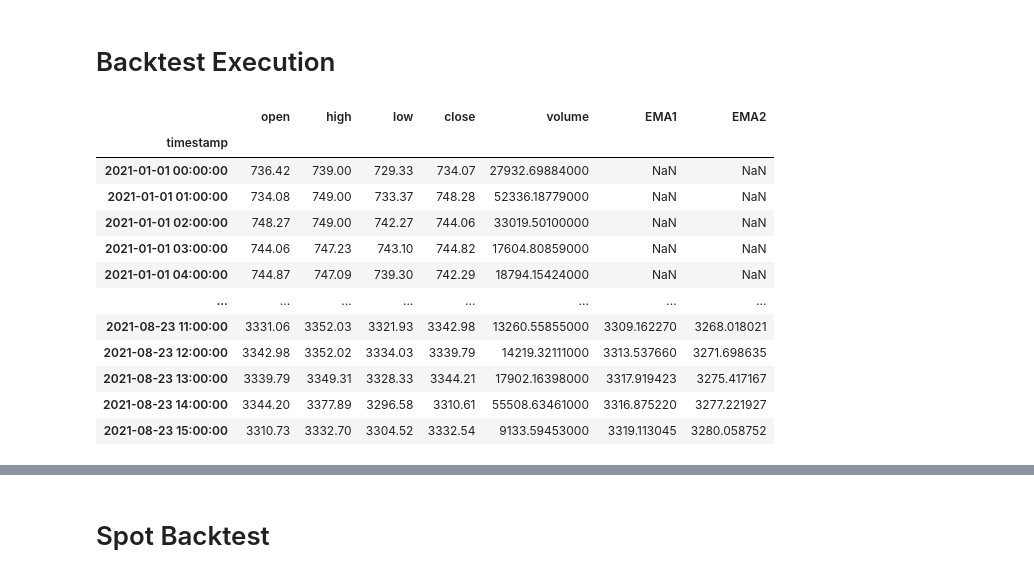
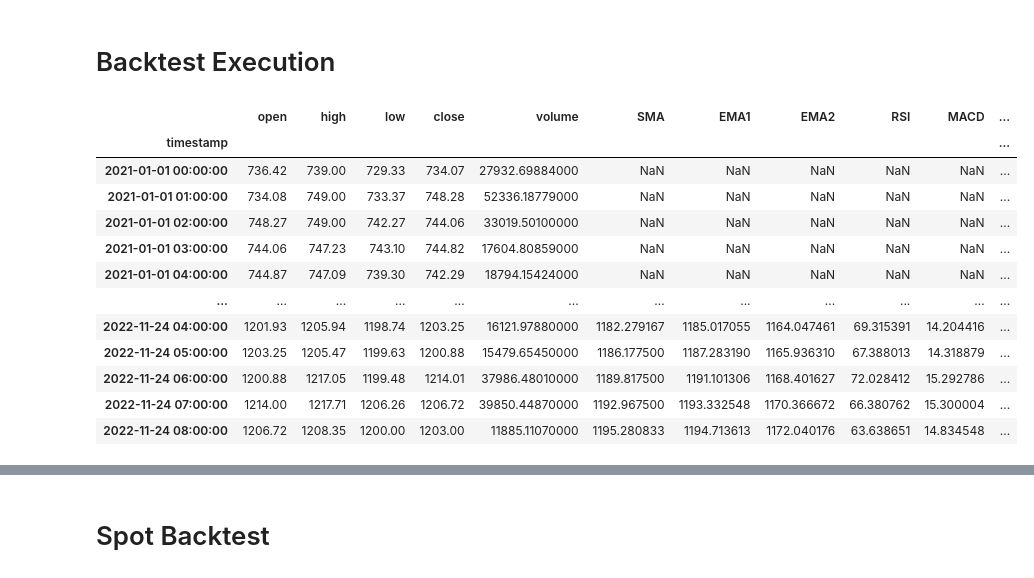
Before and after one commit to gool626/Bidule, a Jupyter notebook: Complete_backtest.ipynb, the cells around one changed output, grey strips where cells are left out. Cells and saved outputs as stored; diff of their text form; code cells hidden in the pictures.

```diff
--- a/Complete_backtest.ipynb
+++ b/Complete_backtest.ipynb
@@ -59,7 +59,6 @@ Successfully installed pandas-ta-0.3.14b0
 # %% [markdown]
 <h1>Import Dataset</h1>
 # %%
-from google.colab import drive
 import pandas as pd
 from binance.client import Client
 import ta
@@ -67,14 +66,11 @@ import pandas_ta as pda
 import matplotlib.pyplot as plt
 import numpy as np
 from termcolor import colored
-from google.colab import drive
 
-
-drive.mount('drive')
 
 client = Client()
 
-klinesT = client.get_historical_klines("ETHUSDT", Client.KLINE_INTERVAL_1HOUR, "01 january 2021")
+klinesT = client.get_historical_klines("BNBBUSD", Client.KLINE_INTERVAL_1HOUR, "01 january 2021")
 
 df = pd.DataFrame(klinesT, columns = ['timestamp', 'open', 'high', 'low', 'close', 'volume', 'close_time', 'quote_av', 'trades', 'tb_base_av', 'tb_quote_av', 'ignore' ])
 df['close'] = pd.to_numeric(df['close'])
@@ -122,68 +118,41 @@ timestamp
 # %%
 df.drop(df.columns.difference(['open','high','low','close','volume']), 1, inplace=True)
 
+#Simple Moving Average
+df['SMA']=ta.trend.sma_indicator(df['close'], window=12)
 
 #Exponential Moving Average
 df['EMA1']=ta.trend.ema_indicator(close=df['close'], window=13)
 df['EMA2']=ta.trend.ema_indicator(close=df['close'], window=38)
 
 # #Relative Strength Index (RSI)
-# df['RSI'] =ta.momentum.rsi(close=df['close'], window=14)
+df['RSI']=ta.momentum.rsi(close=df['close'], window=14)
 
 # #MACD
-# MACD = ta.trend.MACD(close=df['close'], window_fast=12, window_slow=26, window_sign=9)
-# df['MACD'] = MACD.macd()
-# df['MACD_SIGNAL'] = MACD.macd_signal()
-# df['MACD_DIFF'] = MACD.macd_diff() #Histogramme MACD
-
-# #Stochastic RSI
-# df['STOCH_RSI'] = ta.momentum.stochrsi(close=df['close'], window=14, smooth1=3, smooth2=3) #Non moyenné
-# df['STOCH_RSI_D'] = ta.momentum.stochrsi_d(close=df['close'], window=14, smooth1=3, smooth2=3) #Orange sur TradingView
-# df['STOCH_RSI_K'] =ta.momentum.stochrsi_k(close=df['close'], window=14, smooth1=3, smooth2=3) #Bleu sur TradingView
+MACD = ta.trend.MACD(close=df['close'], window_fast=12, window_slow=26, window_sign=9)
+df['MACD'] = MACD.macd()
+df['MACD_SIGNAL'] = MACD.macd_signal()
+df['MACD_DIFF'] = MACD.macd_diff() #Histogramme MACD
 
 # #Ichimoku
-# df['KIJUN'] = ta.trend.ichimoku_base_line(high=df['high'], low=df['low'], window1=9, window2=26)
-# df['TENKAN'] = ta.trend.ichimoku_conversion_line(high=df['high'], low=df['low'], window1=9, window2=26)
-# df['SSA'] = ta.trend.ichimoku_a(high=df['high'], low=df['low'], window1=9, window2=26)
-# df['SSB'] = ta.trend.ichimoku_b(high=df['high'], low=df['low'], window2=26, window3=52)
+df['KIJUN'] = ta.trend.ichimoku_base_line(high=df['high'], low=df['low'], window1=9, window2=26)
+df['TENKAN'] = ta.trend.ichimoku_conversion_line(high=df['high'], low=df['low'], window1=9, window2=26)
+df['SSA'] = ta.trend.ichimoku_a(high=df['high'], low=df['low'], window1=9, window2=26)
+df['SSB'] = ta.trend.ichimoku_b(high=df['high'], low=df['low'], window2=26, window3=52)
 
-# #Bollinger Bands
-# BOL_BAND = ta.volatility.BollingerBands(close=df['close'], window=20, window_dev=2)
-# df['BOL_H_BAND'] = BOL_BAND.bollinger_hband() #Bande Supérieur
-# df['BOL_L_BAND'] = BOL_BAND.bollinger_lband() #Bande inférieur
-# df['BOL_MAVG_BAND'] = BOL_BAND.bollinger_mavg() #Bande moyenne
-
-# #Average True Range (ATR)
-# df['ATR'] = ta.volatility.average_true_range(high=df['high'], low=df['low'], close=df['close'], window=14)
-
-# #Super Trend
-# ST_length = 10
-# ST_multiplier = 3.0
-# superTrend = pda.supertrend(high=df['high'], low=df['low'], close=df['close'], length=ST_length, multiplier=ST_multiplier)
-# df['SUPER_TREND'] = superTrend['SUPERT_'+str(ST_length)+"_"+str(ST_multiplier)] #Valeur de la super trend
-# df['SUPER_TREND_DIRECTION'] = superTrend['SUPERTd_'+str(ST_length)+"_"+str(ST_multiplier)] #Retourne 1 si vert et -1 si rouge
-
-# #Awesome Oscillator
-# df['AWESOME_OSCILLATOR'] = ta.momentum.awesome_oscillator(high=df['high'], low=df['low'], window1=5, window2=34)
-
-# # Kaufman’s Adaptive Moving Average (KAMA)
-# df['KAMA'] = ta.momentum.kama(close=df['close'], window=10, pow1=2, pow2=30)
-
-# #Choppiness index
-# df['CHOP'] = get_chop(high=df['high'], low=df['low'], close=df['close'], window=14)
 
 df
 # %% [output]
-|  | open | high | low | close | volume | EMA1 | EMA2 |
-| timestamp |  |  |  |  |  |  |  |
-| 2021-01-01 00:00:00 | 736.42 | 739.00 | 729.33 | 734.07 | 27932.69884000 | NaN | NaN |
-| 2021-01-01 01:00:00 | 734.08 | 749.00 | 733.37 | 748.28 | 52336.18779000 | NaN | NaN |
-| 2021-01-01 02:00:00 | 748.27 | 749.00 | 742.27 | 744.06 | 33019.50100000 | NaN | NaN |
-| 2021-01-01 03:00:00 | 744.06 | 747.23 | 743.10 | 744.82 | 17604.80859000 | NaN | NaN |
-| 2021-01-01 04:00:00 | 744.87 | 747.09 | 739.30 | 742.29 | 18794.15424000 | NaN | NaN |
-| ... | ... | ... | ... | ... | ... | ... | ... |
-| 2021-08-23 11:00:00 | 3331.06 | 3352.03 | 3321.93 | 3342.98 | 13260.55855000 | 3309.162270 | 3268.018021 |
-| 2021-08-23 12:00:00 | 3342.98 | 3352.02 | 3334.03 | 3339.79 | 14219.32111000 | 3313.537660 | 3271.698635 |
-| 2021-08-23 13:00:00 | 3339.79 | 3349.31 | 3328.33 | 3344.21 | 17902.16398000 | 3317.919423 | 3275.417167 |
-| 2021-08-23 14:00:00 | 3344.20 | 3377.89 | 3296.58 | 3310.61 | 55508.63461000 | 3316.875220 | 3277.221927 |
-| 2021-08-23 15:00:00 | 3310.73 | 3332.70 | 3304.52 | 3332.54 | 9133.59453000 | 3319.113045 | 3280.058752 |
+|  | open | high | low | close | volume | SMA | EMA1 | EMA2 | RSI | MACD | ... |
+| timestamp |  |  |  |  |  |  |  |  |  |  | ... |
+| 2021-01-01 00:00:00 | 736.42 | 739.00 | 729.33 | 734.07 | 27932.69884000 | NaN | NaN | NaN | NaN | NaN | ... |
+| 2021-01-01 01:00:00 | 734.08 | 749.00 | 733.37 | 748.28 | 52336.18779000 | NaN | NaN | NaN | NaN | NaN | ... |
+| 2021-01-01 02:00:00 | 748.27 | 749.00 | 742.27 | 744.06 | 33019.50100000 | NaN | NaN | NaN | NaN | NaN | ... |
+| 2021-01-01 03:00:00 | 744.06 | 747.23 | 743.10 | 744.82 | 17604.80859000 | NaN | NaN | NaN | NaN | NaN | ... |
+| 2021-01-01 04:00:00 | 744.87 | 747.09 | 739.30 | 742.29 | 18794.15424000 | NaN | NaN | NaN | NaN | NaN | ... |
+| ... | ... | ... | ... | ... | ... | ... | ... | ... | ... | ... | ... |
+| 2022-11-24 04:00:00 | 1201.93 | 1205.94 | 1198.74 | 1203.25 | 16121.97880000 | 1182.279167 | 1185.017055 | 1164.047461 | 69.315391 | 14.204416 | ... |
+| 2022-11-24 05:00:00 | 1203.25 | 1205.47 | 1199.63 | 1200.88 | 15479.65450000 | 1186.177500 | 1187.283190 | 1165.936310 | 67.388013 | 14.318879 | ... |
+| 2022-11-24 06:00:00 | 1200.88 | 1217.05 | 1199.48 | 1214.01 | 37986.48010000 | 1189.817500 | 1191.101306 | 1168.401627 | 72.028412 | 15.292786 | ... |
+| 2022-11-24 07:00:00 | 1214.00 | 1217.71 | 1206.26 | 1206.72 | 39850.44870000 | 1192.967500 | 1193.332548 | 1170.366672 | 66.380762 | 15.300004 | ... |
+| 2022-11-24 08:00:00 | 1206.72 | 1208.35 | 1200.00 | 1203.00 | 11885.11070000 | 1195.280833 | 1194.713613 | 1172.040176 | 63.638651 | 14.834548 | ... |
```
Also changed, not shown: parts of 7 cells of this notebook.
